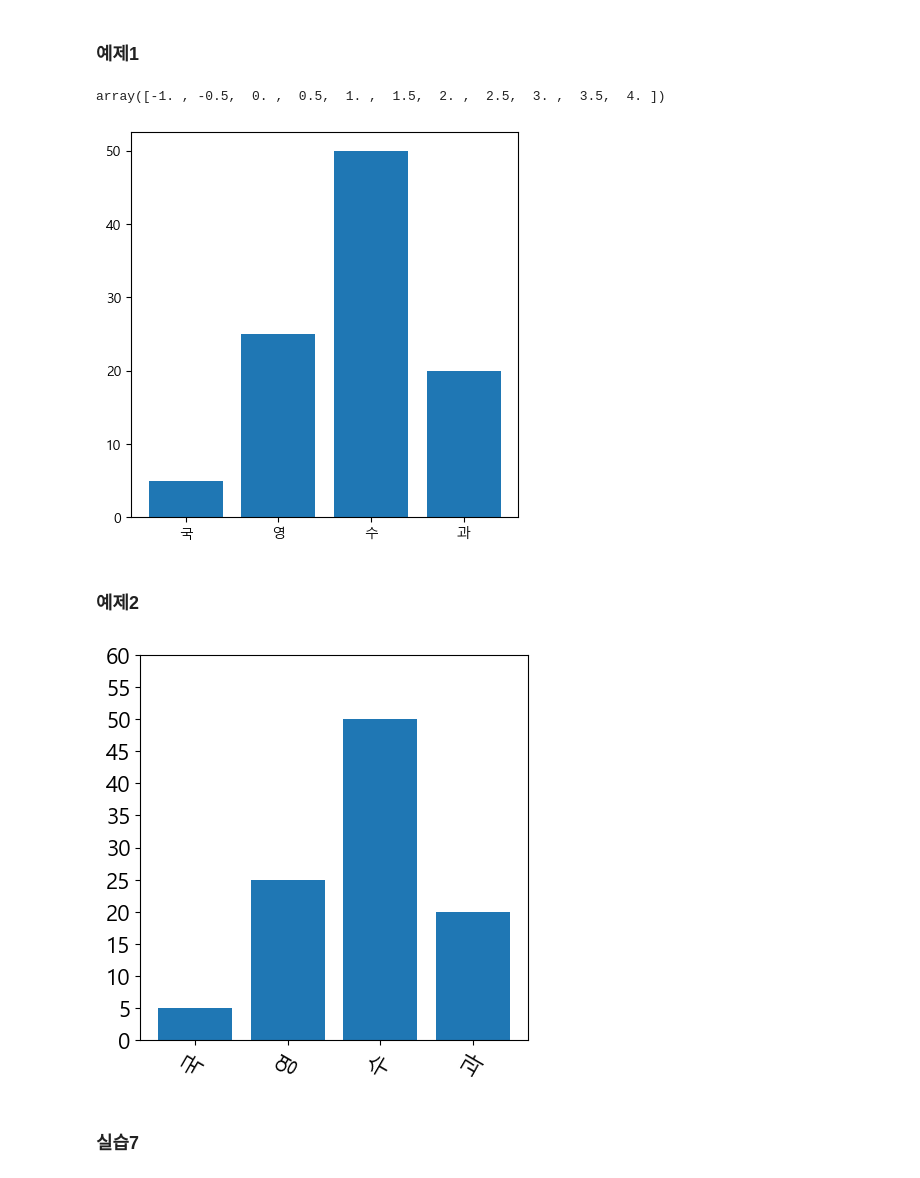
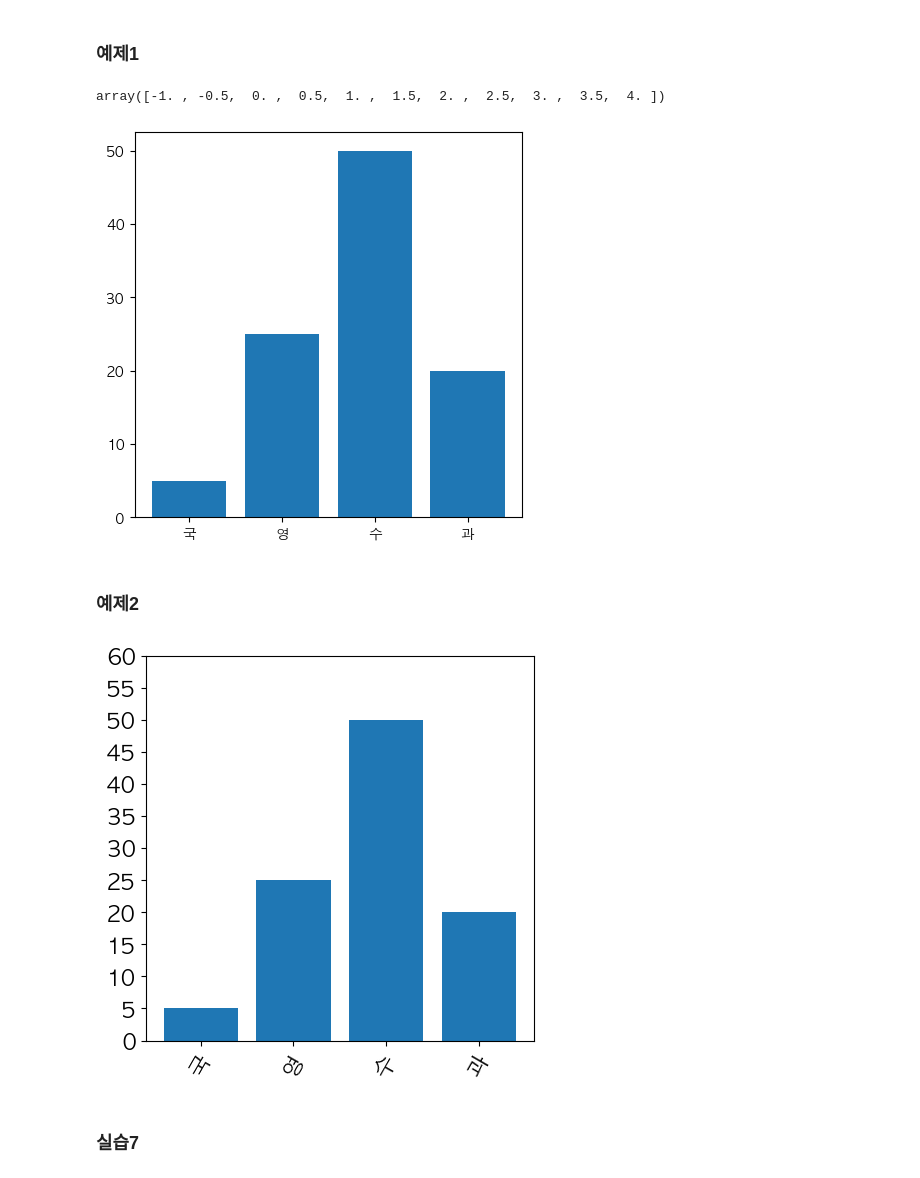
Before and after one commit to Woochang4862/USW-Data-Visualization, a Jupyter notebook: w10/dv2024_10w_code.ipynb, the cells around one changed output. Cells and saved outputs as stored; diff of their text form; code cells hidden in the pictures.

```diff
--- a/w10/dv2024_10w_code.ipynb
+++ b/w10/dv2024_10w_code.ipynb
@@ -17,6 +17,6 @@ import matplotlib.pyplot as plt
 from IPython.core.interactiveshell import InteractiveShell
 InteractiveShell.ast_node_interactivity = 'all'
 
-plt.rc("font", family="Malgun Gothic") # 한글표시 (window)
+plt.rc("font", family="AppleGothic") # 한글표시 (window)
 plt.rc("axes", unicode_minus=False) # x,y축 (-)부호 표시
 # %% [output]
@@ -359,33 +372,35 @@ _=ax.bar(X,data)
 ax.get_xticks()
 
 ## 방법1
-#_=ax.set_xticks(X, labels=['국','영','수','과']) # 수행안하면 이상한 tick 생성
+_=ax.set_xticks(X, labels=['국','영','수','과']) # 수행안하면 이상한 tick 생성
 
 ## 방법2 예전 방법
-_=ax.set_xticks(X)
-_=ax.set_xticklabels(['국','영','수','과'])
+# _=ax.set_xticks(X)
+# _=ax.set_xticklabels(['국','영','수','과'])
 
 ## 방법3
 #_=ax.bar(['국','영','수','과'],data) # _=ax.bar(X,data) 대신
 # %% [output]
 array([-1. , -0.5,  0. ,  0.5,  1. ,  1.5,  2. ,  2.5,  3. ,  3.5,  4. ])
-[figure, old version]
+[figure, new version]
 # %% [markdown]
 ### 예제2
 # %%
 fig=plt.figure(figsize=(5,5), dpi=100)
 ax=fig.subplots()
 
 data = np.array([5,25,50,20])
 X=np.arange(len(data))
 _=ax.bar(X,data)
-_=ax.set_xticks(X)
-_=ax.set_xticklabels(['국','영','수','과'], rotation=60, fontsize=16)
+_=ax.set_xticks(X, labels=list('국영수과'), fontsize=16, rotation=60)
+# _=ax.set_xticks(X)
+# _=ax.set_xticklabels(['국','영','수','과'], rotation=60, fontsize=16)
 
-_=ax.set_yticks(range(0,61,5))
-_=ax.set_yticklabels(range(0,61,5), fontsize=16)
+_=ax.set_yticks(range(0,61,5), labels=range(0,61,5), fontsize=16)
+# _=ax.set_yticks(range(0,61,5))
+# _=ax.set_yticklabels(range(0,61,5), fontsize=16)
 # %% [output]
-[figure, old version]
+[figure, new version]
 # %% [markdown]
 ### 실습7
 # %%
```
Also changed, not shown: parts of 21 cells of this notebook, 24 other files.
